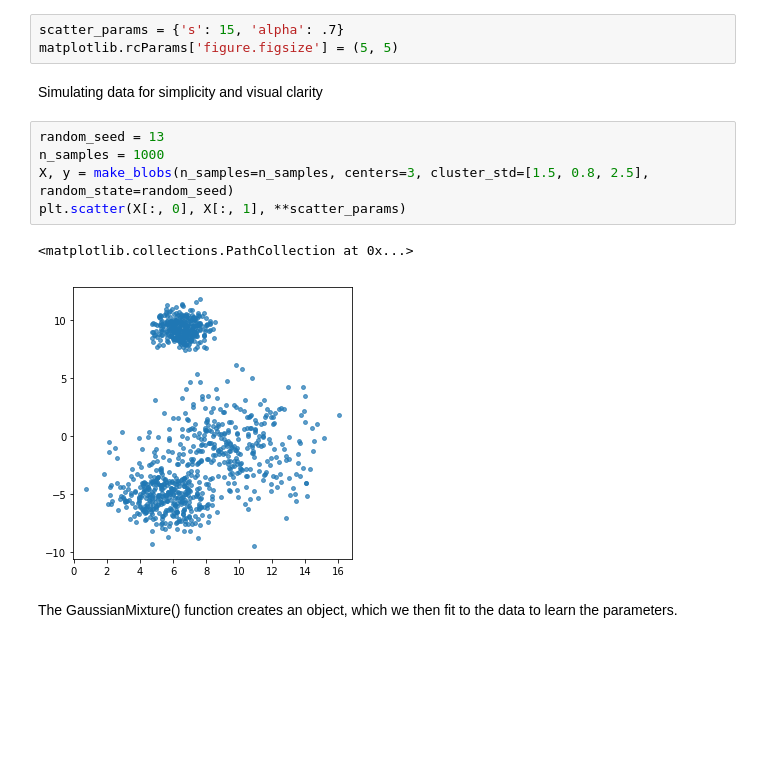
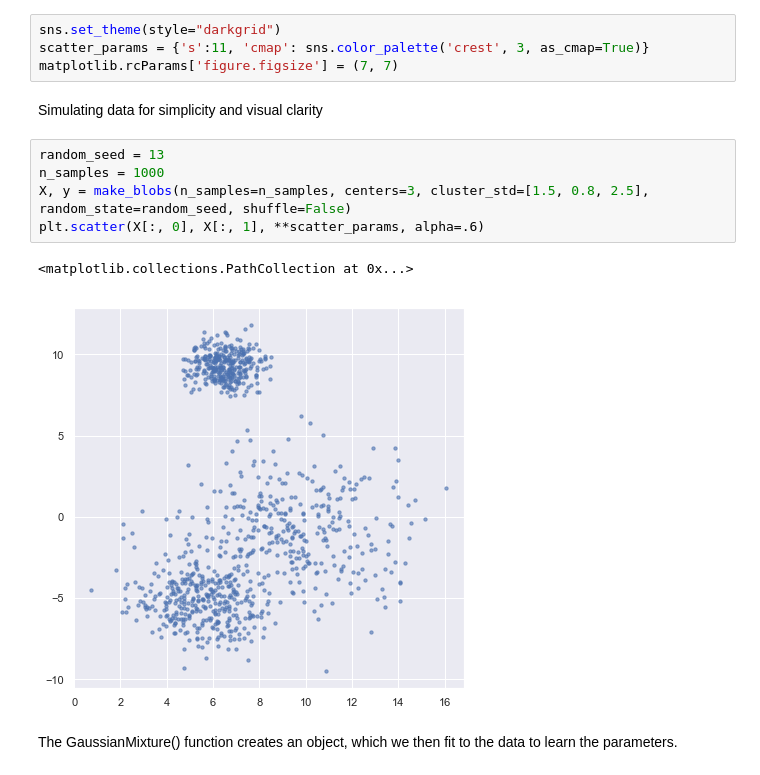
Before and after one commit to aabkn/gmm_visualization, a Jupyter notebook: GMM with sklearn.ipynb, the cells around one changed output. Drawn from its saved outputs; the diff is of its cells as text; blank space fills up the shorter version.

```diff
--- a/GMM with sklearn.ipynb
+++ b/GMM with sklearn.ipynb
@@ -9,18 +10,19 @@ import matplotlib.pyplot as plt
 import matplotlib
 %matplotlib inline
-# %%
-scatter_params = {'s': 15, 'alpha': .7}
-matplotlib.rcParams['figure.figsize'] = (5, 5)
+# %%
+sns.set_theme(style="darkgrid")
+scatter_params = {'s':11, 'cmap': sns.color_palette('crest', 3, as_cmap=True)}
+matplotlib.rcParams['figure.figsize'] = (7, 7)
 # %% [markdown]
 Simulating data for simplicity and visual clarity
 # %%
 random_seed = 13
 n_samples = 1000
-X, y = make_blobs(n_samples=n_samples, centers=3, cluster_std=[1.5, 0.8, 2.5], random_state=random_seed)
-plt.scatter(X[:, 0], X[:, 1], **scatter_params)
+X, y = make_blobs(n_samples=n_samples, centers=3, cluster_std=[1.5, 0.8, 2.5], random_state=random_seed, shuffle=False)
+plt.scatter(X[:, 0], X[:, 1], **scatter_params, alpha=.6)
 # %% [output]
 <matplotlib.collections.PathCollection at 0x...>
-[figure, old version]
+[figure, new version]
 # %% [markdown]
 The GaussianMixture() function creates an object, which we then fit to the data to learn the parameters.
 # %%
```
Also changed, not shown: parts of 9 cells of this notebook.
